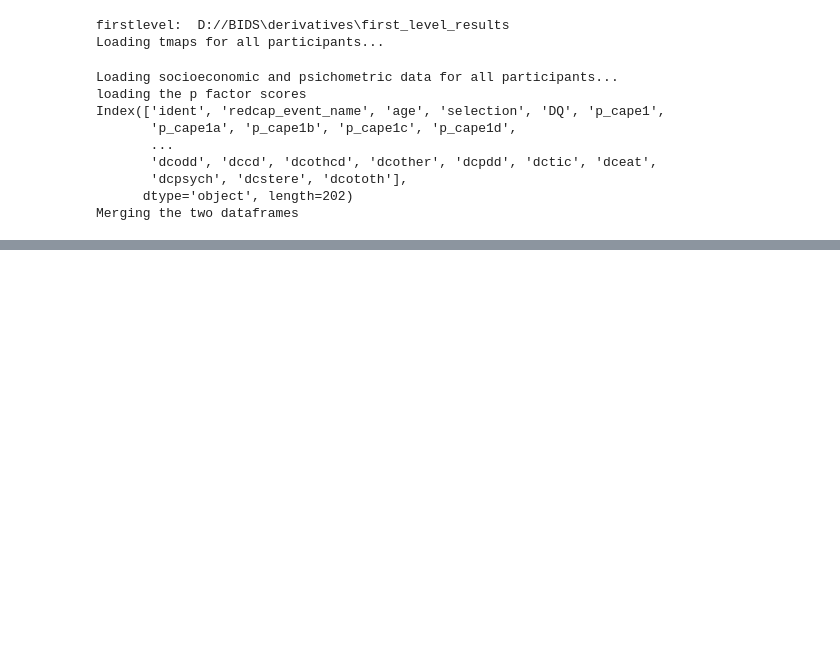
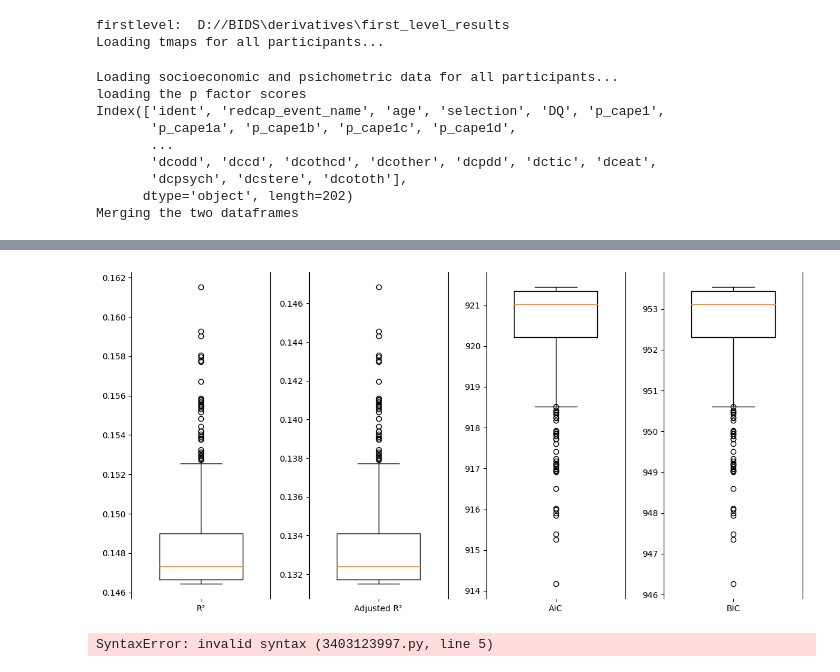
Before and after one commit to angeloodr/INPD-neuroimage-cape, a Jupyter notebook: code/sensitivity-analisys-2nd-level.ipynb, the cells around one changed output, grey strips where cells are left out. Cells and saved outputs as stored; diff of their text form; code cells hidden in the pictures; blank space fills up the shorter version.

```diff
--- a/code/sensitivity-analisys-2nd-level.ipynb
+++ b/code/sensitivity-analisys-2nd-level.ipynb
@@ -216,6 +216,7 @@ for seed in seednames:
     tmap_allsubj_organized[seed] = pd.merge(tmap_allsubj_organized[seed], socio_psi, on='sub_id', how='inner')
     # tmap_allsubj_organized[seed] = tmap_allsubj_organized[seed].drop(columns=['Unnamed: 0'])
 
+print(skew(tmap_allsubj_organized[seednames[0]]['dawba_p']))
 
 # now we run the regression analysis for each seed. The dependent variable is the connectivity and the independent
 # variables are the CAPE scores. The socioeconomic variables are used as confund variables
@@ -235,8 +236,7 @@ for seed in seednames:
         formula = f'dawba_p ~ roi_{roi} + age + C(selection) + C(gender) + abepscore + C(colection_site) + fd_mean_value'
 
         #running the regression analysis
-        model = smf.glm(formula, data=tmap_allsubj_organized[seed],
-                                family=NegativeBinomial())
+        model = smf.ols(formula, data=tmap_allsubj_organized[seed])
         # model_salience = smf.ols(formula_salience, data=tmap_allsubj_organized[seed])
         fit = model.fit()
 
@@ -248,11 +248,13 @@ for seed in seednames:
             'p_value': fit.pvalues[f'roi_{roi}'],
             'AIC': fit.aic,
             'BIC': fit.bic,
-            'deviance': fit.deviance,
-            'degrees_of_freedom': fit._iweights.sum() - len(fit.params),
-            'residuals': fit.resid_response,
-            'mcFadden_R_squared': 1 - fit.deviance / fit.null_deviance,
-            'log_likelihood': fit.llf
+            # 'deviance': fit.deviance,
+            'R-squared': fit.rsquared,
+            'ajusted_R_squared': fit.rsquared_adj,
+            # 'degrees_of_freedom': fit.degrees_of_freedom,
+            # 'residuals': fit.resid_response,
+            # 'mcFadden_R_squared': 1 - fit.deviance / fit.null_deviance,
+            # 'log_likelihood': fit.llf
         }
 # %% [output]
 Organizing tmaps...
@@ -343,8 +341,8 @@ merged_df = pd.DataFrame(all_results)
 
 # Reorder columns for better readability
 column_order = ['seed', 'network', 'ROI', 'coef', 'intercept', 't_value', 'p_value',
-                'corr_p_value_general', 'corr_p_value_intranetwork', 'AIC', 'BIC', 'deviance',
-                'degrees_of_freedom', 'residuals', 'mcFadden_R_squared', 'log_likelihood']
+                'corr_p_value_general', 'corr_p_value_intranetwork', 'AIC', 'BIC',
+                'R-squared', 'ajusted_R_squared']
 merged_df = merged_df[column_order]
 
 # Save to CSV
@@ -412,0 +412,36 @@ Name: dawba_p, dtype: float64
+# %%
+# plot the distribution of the p factor scores for each seed in the same histogram
+
+metrics = [
+    merged_df['R-squared'],
+    merged_df['ajusted_R_squared'],
+    merged_df['AIC'],
+    merged_df['BIC']
+]
+
+labels = ['R²', 'Adjusted R²', 'AIC', 'BIC']
+
+plt.figure(figsize=(12, 6))
+
+#create 4 subplots for each metric
+for i, metric in enumerate(metrics):
+    plt.subplot(1, 4, i+1)
+    plt.boxplot(metric, positions=[i], widths=0.6)
+    plt.xticks([i], [labels[i]])
+
+    plt.gca().spines['top'].set_visible(False)  # Hide the top spine
+    # plt.gca().spines['right'].set_visible(False)  # Hide the right spine
+    # plt.gca().spines['left'].set_visible(False)  # Hide the left spine
+    plt.gca().spines['bottom'].set_visible(False)  # Hide the bottom spine
+
+plt.tight_layout()
+# %% [output]
+[figure, added]
+# %%
+plt.figure(figsize=(12, 6))
+# tmap_allsubj_organized['DRPutamen']
+# plt.plot(tmap_allsubj_organized['DRPutamen']['roi_27'], tmap_allsubj_organized['DRPutamen']['dawba_p'], 'o', markersize=3)
+#plot the regression line using the coeficient of the regression analysis for roi 27 of seed DRPutamen
+# plt.plot(tmap_allsubj_organized['DRPutamen']['roi_27'], merged_df['intercept'].loc[(merged_df['seed'] == 'DRPutamen') & (merged_df['ROI'] == 27)]) + tmap_allsubj_organized['DRPutamen']['roi_27']*merged_df['coef'].loc[(merged_df['seed'] == 'DRPutamen') & (merged_df['ROI'] == 27)])
+# %% [output]
+SyntaxError: invalid syntax (3403123997.py, line 5)
```
Also changed, not shown: parts of 6 cells of this notebook, 2 other files.
